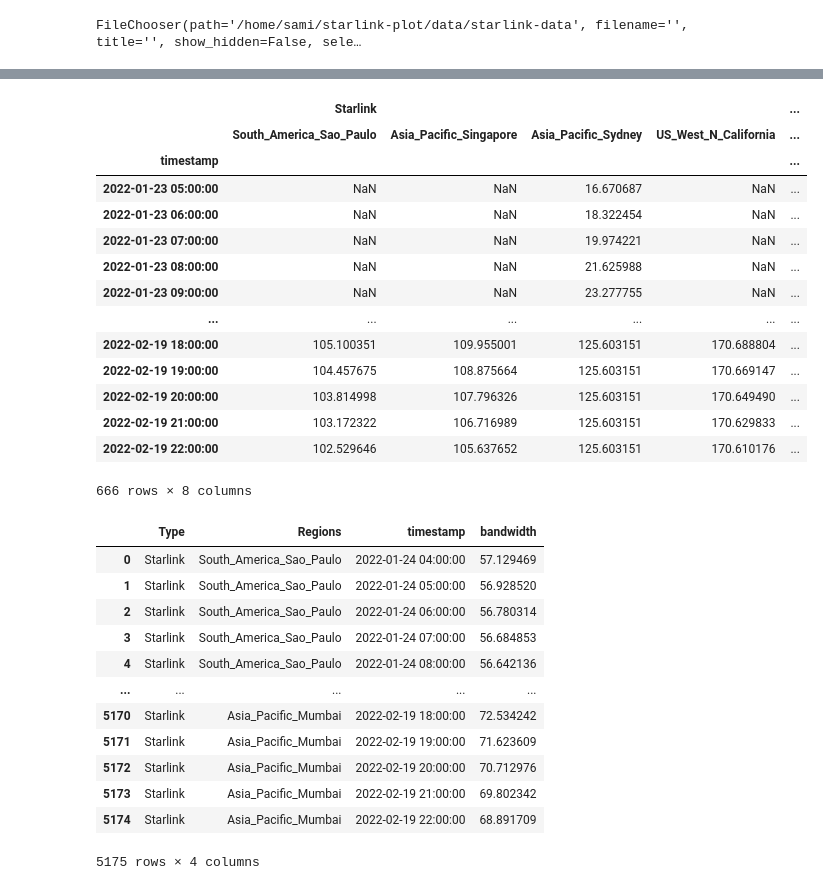
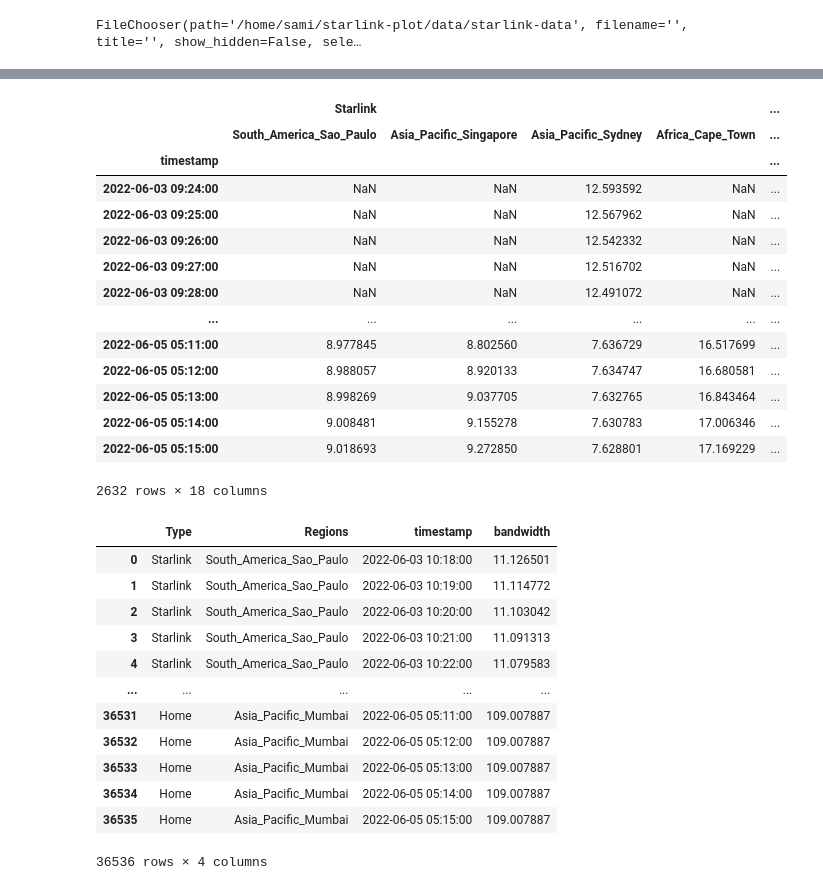
Before and after one commit to Starlink-Measurement/starlink-plot, a Jupyter notebook: plot_iperf3.ipynb, the cells around one changed output, grey strips where cells are left out. Drawn from its saved outputs; the diff is of its cells as text; code cells hidden in the pictures.

```diff
--- a/plot_iperf3.ipynb
+++ b/plot_iperf3.ipynb
@@ -107,14 +107,14 @@ def combine_reg(src, pattern, keep='bandwidth', first=3):
 from ipyfilechooser import FileChooser
 
 # Create and display a FileChooser widget
-fc = FileChooser('data/Home_network_data/')
-fc.sandbox_path = 'data/Home_network_data/'
+fc = FileChooser('data/Home_network_data/Iperf_csv/')
+fc.sandbox_path = 'data/Home_network_data/Iperf_csv/'
 display(fc)
 # %% [output]
 FileChooser(path='/home/sami/starlink-plot/data/Home_network_data', filename='', title='', show_hidden=False, …
 # %%
-fc1 = FileChooser('data/starlink-data/')
-fc1.sandbox_path = 'data/starlink-data/'
+fc1 = FileChooser('data/starlink-data/Iperf_csv/')
+fc1.sandbox_path = 'data/starlink-data/Iperf_csv/'
 display(fc1)
 # %% [output]
 FileChooser(path='/home/sami/starlink-plot/data/starlink-data', filename='', title='', show_hidden=False, sele…
@@ -134,7 +136,7 @@ src_dirs
 df = pd.DataFrame()
 for type_name, folder in src_dirs:
     #df = concat_df(args.src_folder, UDP_UP, [JITTER])
-    df_temp = combine_reg(folder, TCP_DOWN, first=1)
+    df_temp = combine_reg(folder, UDP_UP, first=1)
     df_temp = pd.concat({type_name: df_temp}, axis=1)
     if not df.empty:
         df = df.merge(df_temp, how='outer', left_index=True, right_index=True)
@@ -160,5 +162,6 @@ df
 # %%
 df_regs = df.replace(-1, pd.NA)
+df_regs = df_regs.astype(object).where(df_regs.notnull(), None)
 df_regs = df_regs.dropna(how='all').astype(float)
 #df = concat_df(args.src_folder, UDP_DOWN).sort_values('timestamp')
 #df_regs = df_regs.loc['2022-05-28 18:13:00':]
@@ -185,29 +210,29 @@ df_regs
 # %%
 # Aggreagation options
 df_regs_interp = df_regs
 df_regs_interp = df_regs_interp.resample('H').mean()
 df_regs_interp = df_regs_interp.interpolate(method='linear')
-df_regs_interp = df_regs_interp.apply(lambda x: savgol_filter(x,41,1))
+df_regs_interp = df_regs_interp.apply(lambda x: savgol_filter(x,91,1))
 # Perform savgol filtering
 df_regs_interp
 
 #df.to_csv("out.csv", encoding='utf-8-sig')
 # %% [output]
 |  | Starlink |  |  |  | ... |
-|  | South_America_Sao_Paulo | Asia_Pacific_Singapore | Asia_Pacific_Sydney | US_West_N_California | ... |
+|  | South_America_Sao_Paulo | Asia_Pacific_Singapore | Asia_Pacific_Sydney | Africa_Cape_Town | ... |
 | timestamp |  |  |  |  | ... |
-| 2022-01-23 05:00:00 | NaN | NaN | 16.670687 | NaN | ... |
-| 2022-01-23 06:00:00 | NaN | NaN | 18.322454 | NaN | ... |
-| 2022-01-23 07:00:00 | NaN | NaN | 19.974221 | NaN | ... |
-| 2022-01-23 08:00:00 | NaN | NaN | 21.625988 | NaN | ... |
-| 2022-01-23 09:00:00 | NaN | NaN | 23.277755 | NaN | ... |
+| 2022-06-03 09:24:00 | NaN | NaN | 12.593592 | NaN | ... |
+| 2022-06-03 09:25:00 | NaN | NaN | 12.567962 | NaN | ... |
+| 2022-06-03 09:26:00 | NaN | NaN | 12.542332 | NaN | ... |
+| 2022-06-03 09:27:00 | NaN | NaN | 12.516702 | NaN | ... |
+| 2022-06-03 09:28:00 | NaN | NaN | 12.491072 | NaN | ... |
 | ... | ... | ... | ... | ... | ... |
-| 2022-02-19 18:00:00 | 105.100351 | 109.955001 | 125.603151 | 170.688804 | ... |
-| 2022-02-19 19:00:00 | 104.457675 | 108.875664 | 125.603151 | 170.669147 | ... |
-| 2022-02-19 20:00:00 | 103.814998 | 107.796326 | 125.603151 | 170.649490 | ... |
-| 2022-02-19 21:00:00 | 103.172322 | 106.716989 | 125.603151 | 170.629833 | ... |
-| 2022-02-19 22:00:00 | 102.529646 | 105.637652 | 125.603151 | 170.610176 | ... |
+| 2022-06-05 05:11:00 | 8.977845 | 8.802560 | 7.636729 | 16.517699 | ... |
+| 2022-06-05 05:12:00 | 8.988057 | 8.920133 | 7.634747 | 16.680581 | ... |
+| 2022-06-05 05:13:00 | 8.998269 | 9.037705 | 7.632765 | 16.843464 | ... |
+| 2022-06-05 05:14:00 | 9.008481 | 9.155278 | 7.630783 | 17.006346 | ... |
+| 2022-06-05 05:15:00 | 9.018693 | 9.272850 | 7.628801 | 17.169229 | ... |
-666 rows × 8 columns
+2632 rows × 18 columns
 # %%
 N_REGIONS = 'Regions'
 N_TIMESTAMP = 'Timestamp'
@@ -221,17 +246,17 @@ df_unstacked.rename(columns={'level_0': N_TYPE, 'level_1': N_REGIONS},
 df_unstacked
 # %% [output]
 |  | Type | Regions | timestamp | bandwidth |
-| 0 | Starlink | South_America_Sao_Paulo | 2022-01-24 04:00:00 | 57.129469 |
-| 1 | Starlink | South_America_Sao_Paulo | 2022-01-24 05:00:00 | 56.928520 |
-| 2 | Starlink | South_America_Sao_Paulo | 2022-01-24 06:00:00 | 56.780314 |
-| 3 | Starlink | South_America_Sao_Paulo | 2022-01-24 07:00:00 | 56.684853 |
-| 4 | Starlink | South_America_Sao_Paulo | 2022-01-24 08:00:00 | 56.642136 |
+| 0 | Starlink | South_America_Sao_Paulo | 2022-06-03 10:18:00 | 11.126501 |
+| 1 | Starlink | South_America_Sao_Paulo | 2022-06-03 10:19:00 | 11.114772 |
+| 2 | Starlink | South_America_Sao_Paulo | 2022-06-03 10:20:00 | 11.103042 |
+| 3 | Starlink | South_America_Sao_Paulo | 2022-06-03 10:21:00 | 11.091313 |
+| 4 | Starlink | South_America_Sao_Paulo | 2022-06-03 10:22:00 | 11.079583 |
 | ... | ... | ... | ... | ... |
-| 5170 | Starlink | Asia_Pacific_Mumbai | 2022-02-19 18:00:00 | 72.534242 |
-| 5171 | Starlink | Asia_Pacific_Mumbai | 2022-02-19 19:00:00 | 71.623609 |
-| 5172 | Starlink | Asia_Pacific_Mumbai | 2022-02-19 20:00:00 | 70.712976 |
-| 5173 | Starlink | Asia_Pacific_Mumbai | 2022-02-19 21:00:00 | 69.802342 |
-| 5174 | Starlink | Asia_Pacific_Mumbai | 2022-02-19 22:00:00 | 68.891709 |
+| 36531 | Home | Asia_Pacific_Mumbai | 2022-06-05 05:11:00 | 109.007887 |
+| 36532 | Home | Asia_Pacific_Mumbai | 2022-06-05 05:12:00 | 109.007887 |
+| 36533 | Home | Asia_Pacific_Mumbai | 2022-06-05 05:13:00 | 109.007887 |
+| 36534 | Home | Asia_Pacific_Mumbai | 2022-06-05 05:14:00 | 109.007887 |
+| 36535 | Home | Asia_Pacific_Mumbai | 2022-06-05 05:15:00 | 109.007887 |
-5175 rows × 4 columns
+36536 rows × 4 columns
 # %%
 #fig, ax = plt.subplots(figsize=(3.5,3))
```
Also changed, not shown: parts of 7 cells of this notebook, 3 other files.
